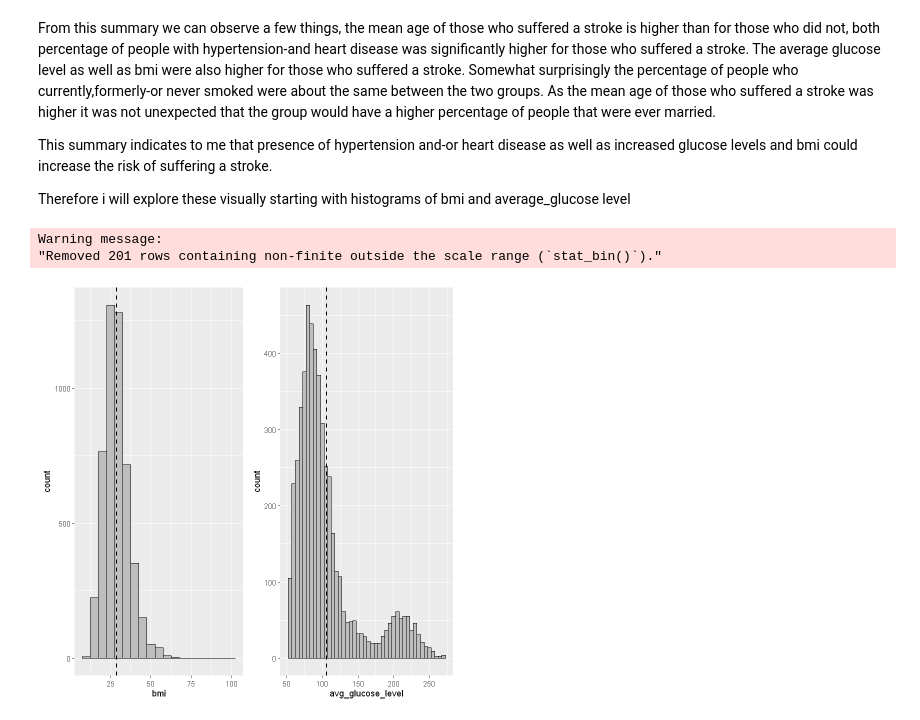
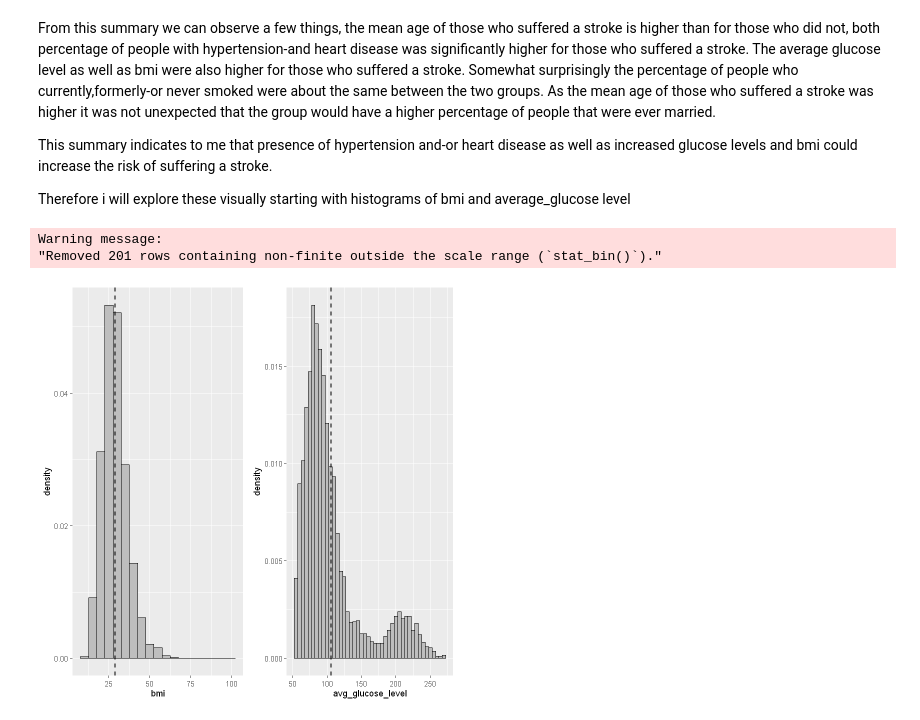
Before and after one commit to massemassiv/su-mt4007, a Jupyter notebook: HW3/HW3.ipynb, the cells around one changed output. Drawn from its saved outputs; the diff is of its cells as text; code cells hidden in the pictures.

```diff
--- a/HW3/HW3.ipynb
+++ b/HW3/HW3.ipynb
@@ -346,10 +310,12 @@ This summary indicates to me that presence of hypertension and-or heart disease
 
 Therefore i will explore these visually starting with histograms of bmi and average_glucose level
 # %%
-bmi_plt<-ggplot(data=stroke_df,mapping = aes(x=bmi))+geom_histogram(color="black", fill="gray",binwidth=5)+ geom_vline(aes(xintercept=mean(bmi,na.rm = TRUE)),color="black", linetype="dashed", size=.8)
-gluc_plt<-ggplot(data=stroke_df,mapping=aes(x=avg_glucose_level))+geom_histogram(color="black", fill="gray",binwidth=5)+ geom_vline(aes(xintercept=mean(avg_glucose_level,na.rm = TRUE)),color="black", linetype="dashed", size=.8)
+bmi_plt<-ggplot(data=stroke_df,mapping = aes(x=bmi,y=..density..,))+geom_histogram(color="black", fill="gray",binwidth=5)+ geom_vline(aes(xintercept=mean(bmi,na.rm = TRUE)),color="black", linetype="dashed", size=.8)
+gluc_plt<-ggplot(data=stroke_df,mapping=aes(x=avg_glucose_level,y=..density..,))+geom_histogram(color="black", fill="gray",binwidth=5)+ geom_vline(aes(xintercept=mean(avg_glucose_level,na.rm = TRUE)),color="black", linetype="dashed", size=.8)
+
+
 ggarrange(bmi_plt,gluc_plt,nrow=1,ncol=2)
 # %% [output]
 Warning message:
 "Removed 201 rows containing non-finite outside the scale range (`stat_bin()`)."
-[figure, old version]
+[figure, new version]
```
Also changed, not shown: parts of 18 cells of this notebook.
